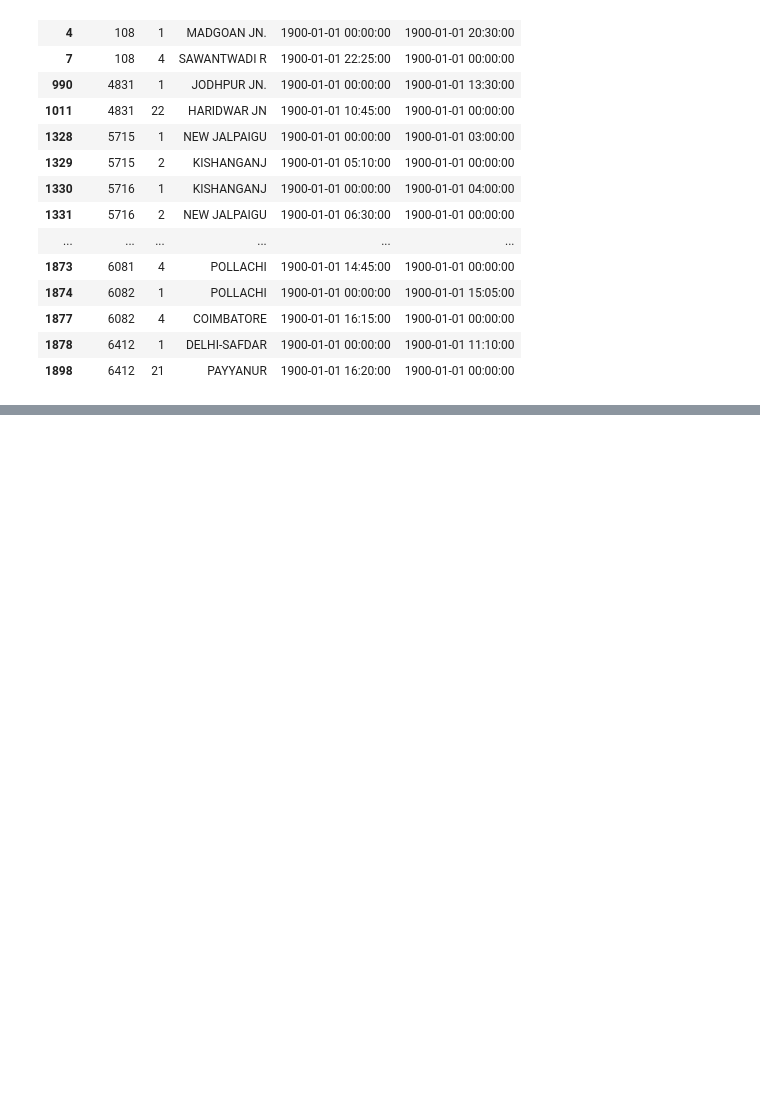
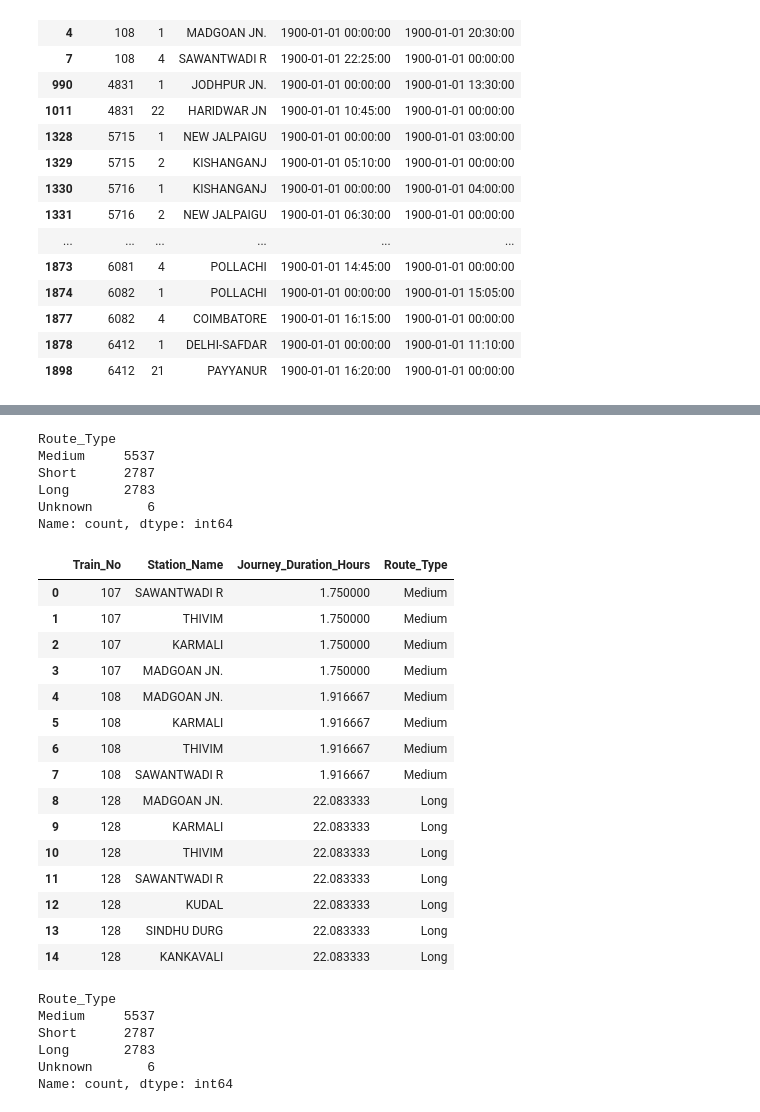
Before and after one commit to ShreyaRumale19/Train-Schedule-Analytics-Interactive-Route-Enquiry-System-POWERBI, a Jupyter notebook: Level_2_Data_Processing_Feature_Engineering/Level_2_Data_Processing.ipynb, the cells around one changed output, grey strips where cells are left out. Drawn from its saved outputs; the diff is of its cells as text; code cells hidden in the pictures; blank space fills up the shorter version.

```diff
--- a/Level_2_Data_Processing_Feature_Engineering/Level_2_Data_Processing.ipynb
+++ b/Level_2_Data_Processing_Feature_Engineering/Level_2_Data_Processing.ipynb
@@ -157,0 +136,4 @@ df[(df["Arrival_time"].dt.time == pd.Timestamp("00:00:00").time()) |
+# %%
+journey_summary["Journey_Duration_Hours"] = (
+    journey_summary["Journey_Duration"].dt.total_seconds() / 3600
+)
@@ -157,0 +156,8 @@ df[(df["Arrival_time"].dt.time == pd.Timestamp("00:00:00").time()) |
+# %%
+df = df.merge(
+    journey_summary[
+        ["Train_No", "Journey_Duration", "Journey_Duration_Hours"]
+    ],
+    on="Train_No",
+    how="left"
+)
@@ -157,0 +193,16 @@ df[(df["Arrival_time"].dt.time == pd.Timestamp("00:00:00").time()) |
+# %%
+journey_summary["Route_Type"] = pd.cut(
+    journey_summary["Journey_Duration_Hours"],
+    bins=[0, 1.016667, 6.083333, float("inf")],
+    labels=["Short", "Medium", "Long"]
+)
+
+journey_summary["Route_Type"] = (
+    journey_summary["Route_Type"]
+    .cat.add_categories(["Unknown"])
+)
+
+journey_summary.loc[
+    journey_summary["Journey_Duration_Hours"] == 0,
+    "Route_Type"
+] = "Unknown"
@@ -157,0 +231,46 @@ df[(df["Arrival_time"].dt.time == pd.Timestamp("00:00:00").time()) |
+# %%
+journey_summary["Route_Type"].value_counts()
+# %% [output]
+Route_Type
+Medium     5537
+Short      2787
+Long       2783
+Unknown       6
+Name: count, dtype: int64
+# %%
+df = df.merge(
+    journey_summary[["Train_No", "Route_Type"]],
+    on="Train_No",
+    how="left"
+)
+# %%
+df[
+    ["Train_No", "Station_Name",
+     "Journey_Duration_Hours", "Route_Type"]
+].head(15)
+# %% [output]
+|  | Train_No | Station_Name | Journey_Duration_Hours | Route_Type |
+| 0 | 107 | SAWANTWADI R | 1.750000 | Medium |
+| 1 | 107 | THIVIM | 1.750000 | Medium |
+| 2 | 107 | KARMALI | 1.750000 | Medium |
+| 3 | 107 | MADGOAN JN. | 1.750000 | Medium |
+| 4 | 108 | MADGOAN JN. | 1.916667 | Medium |
+| 5 | 108 | KARMALI | 1.916667 | Medium |
+| 6 | 108 | THIVIM | 1.916667 | Medium |
+| 7 | 108 | SAWANTWADI R | 1.916667 | Medium |
+| 8 | 128 | MADGOAN JN. | 22.083333 | Long |
+| 9 | 128 | KARMALI | 22.083333 | Long |
+| 10 | 128 | THIVIM | 22.083333 | Long |
+| 11 | 128 | SAWANTWADI R | 22.083333 | Long |
+| 12 | 128 | KUDAL | 22.083333 | Long |
+| 13 | 128 | SINDHU DURG | 22.083333 | Long |
+| 14 | 128 | KANKAVALI | 22.083333 | Long |
+# %%
+journey_summary["Route_Type"].value_counts()
+# %% [output]
+Route_Type
+Medium     5537
+Short      2787
+Long       2783
+Unknown       6
+Name: count, dtype: int64
```
Also changed, not shown: parts of 13 cells of this notebook.
